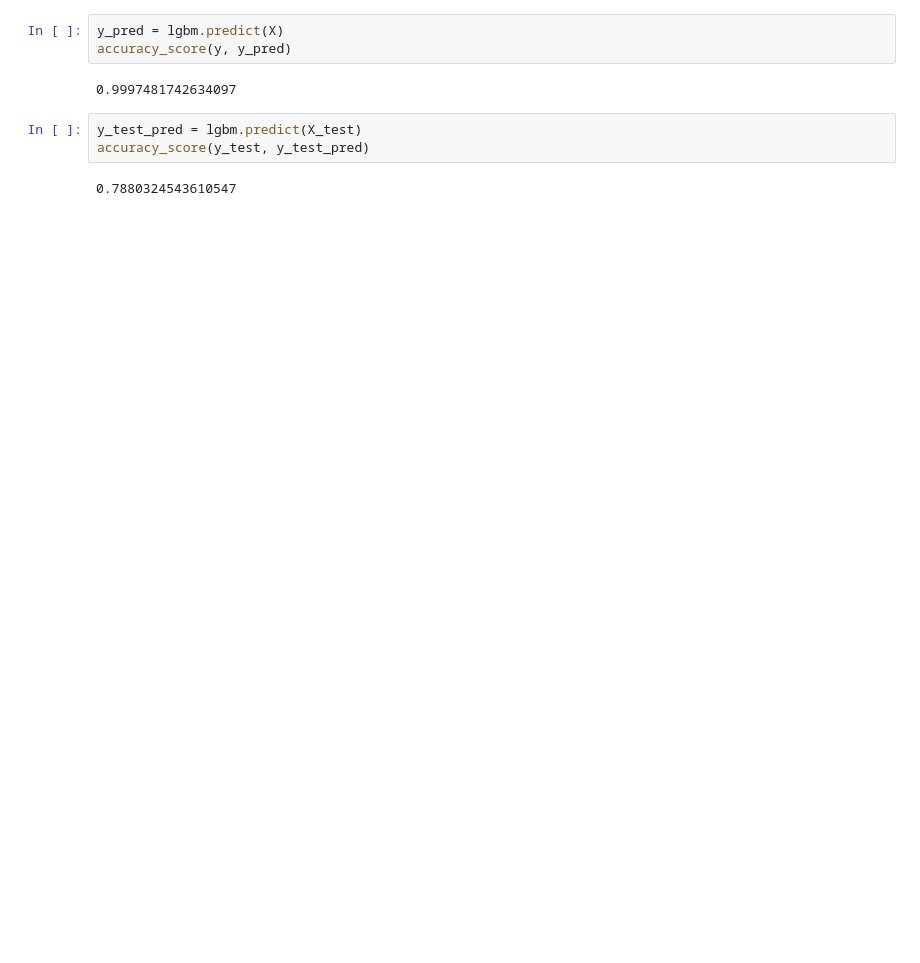
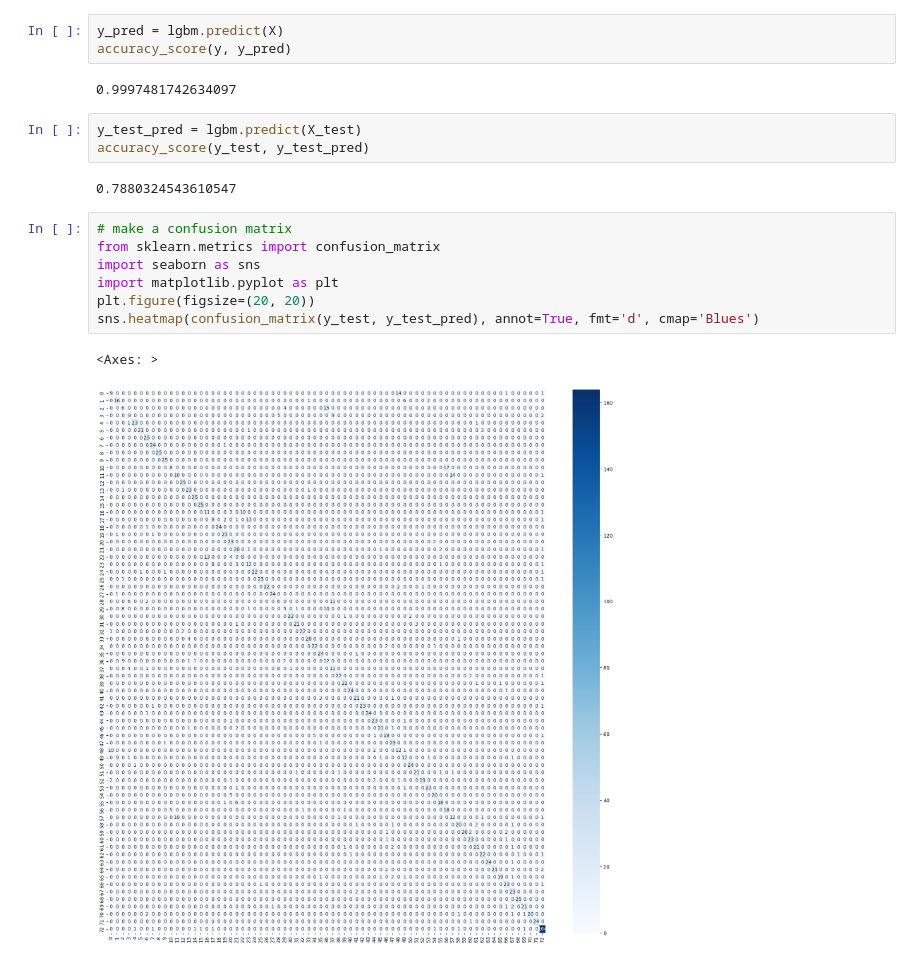
Before and after one commit to shz295/assignment, a Jupyter notebook: exploration/ensemble.ipynb, the cells around one changed output. Saved outputs shown, nothing was run; the diff lists cells and outputs as text; blank space fills up the shorter version.

```diff
--- a/exploration/ensemble.ipynb
+++ b/exploration/ensemble.ipynb
@@ -229,3 +221,13 @@ y_test_pred = lgbm.predict(X_test)
 accuracy_score(y_test, y_test_pred)
 # %% [output]
 0.7880324543610547
+# %%
+# make a confusion matrix
+from sklearn.metrics import confusion_matrix
+import seaborn as sns
+import matplotlib.pyplot as plt
+plt.figure(figsize=(20, 20))
+sns.heatmap(confusion_matrix(y_test, y_test_pred), annot=True, fmt='d', cmap='Blues')
+# %% [output]
+<Axes: >
+[figure, added]
```
Also changed, not shown: parts of 1 cell of this notebook.
